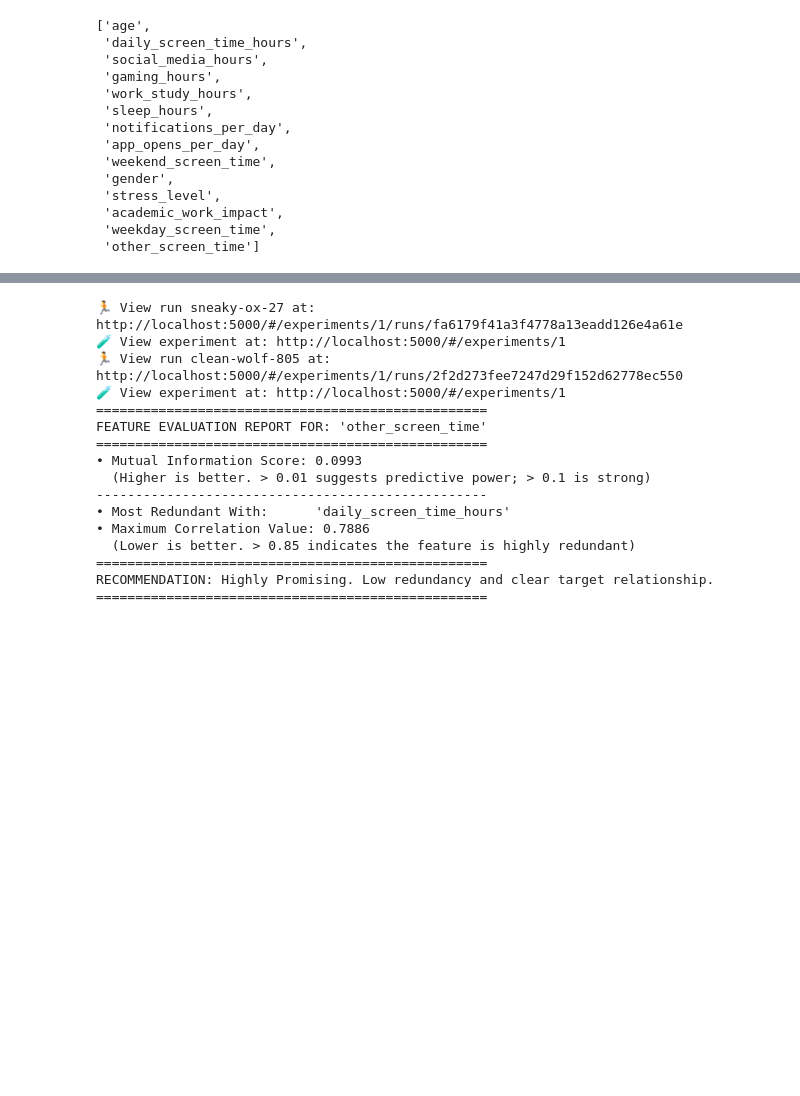
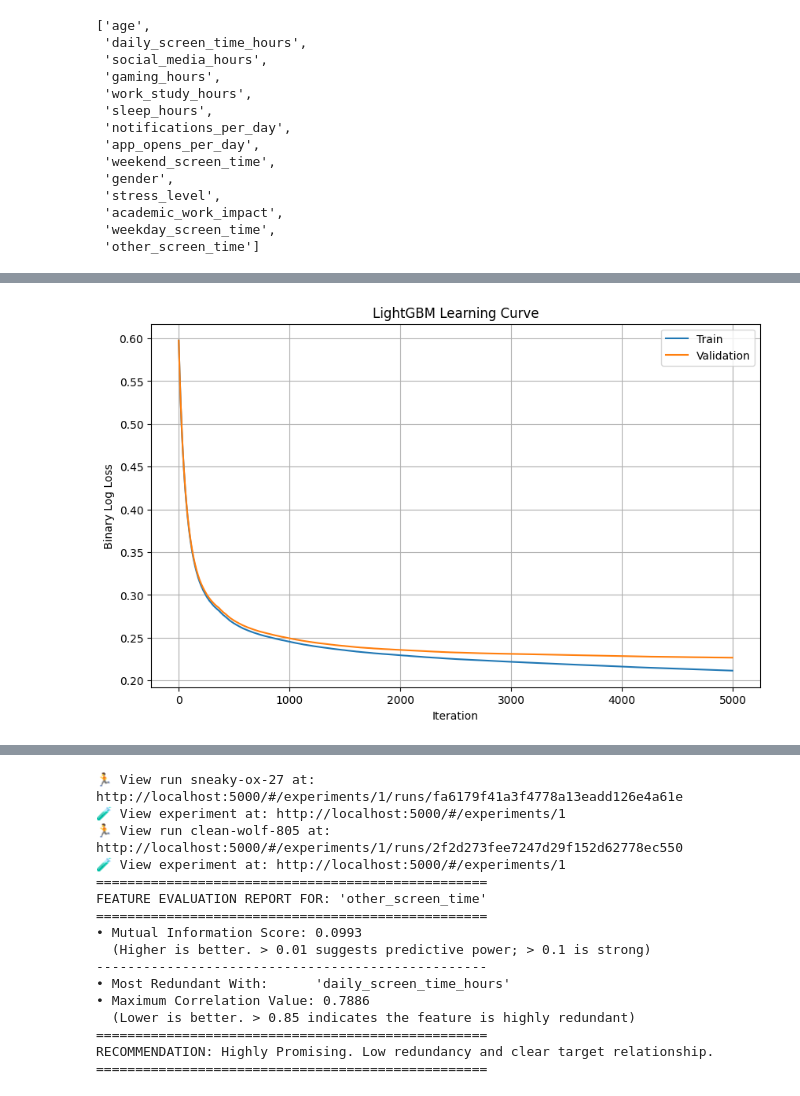
Before and after one commit to cringe-syco/ML, a Jupyter notebook: data/smartphone_addiction/initial.ipynb, the cells around one changed output, grey strips where cells are left out. Drawn from its saved outputs; the diff is of its cells as text; code cells hidden in the pictures; blank space fills up the shorter version.

Commit message:
tested lr and iterations . trying new fe

```diff
--- a/data/smartphone_addiction/initial.ipynb
+++ b/data/smartphone_addiction/initial.ipynb
@@ -1364,0 +1422,72 @@ RECOMMENDATION: Weak or Borderline. Check for weak relationships or data leaks.
+# %%
+from sklearn.model_selection import train_test_split
+from lightgbm import LGBMClassifier
+import lightgbm as lgb
+import matplotlib.pyplot as plt
+
+X = xx[num_cols + cat_cols + new_cols]
+y = xx[TARGET]
+
+# Stratified split
+X_train, X_valid, y_train, y_valid = train_test_split(
+    X,
+    y,
+    test_size=0.2,
+    random_state=42,
+    stratify=y,
+)
+
+print("Train:")
+print(y_train.value_counts(normalize=True))
+
+print("\nValidation:")
+print(y_valid.value_counts(normalize=True))
+
+
+model = LGBMClassifier(
+    n_estimators=5000,
+    learning_rate=0.01,
+    num_leaves=31,
+    random_state=42,
+    n_jobs=-1,
+)
+
+model.fit(
+    X_train,
+    y_train,
+    eval_set=[
+        (X_train, y_train),
+        (X_valid, y_valid),
+    ],
+    eval_names=["train", "valid"],
+    callbacks=[
+        lgb.early_stopping(1000),
+        lgb.log_evaluation(1000),
+    ],
+)
+
+# Plot loss curve
+results = model.evals_result_
+
+plt.figure(figsize=(10, 6))
+
+plt.plot(
+    results["train"]["binary_logloss"],
+    label="Train",
+)
+
+plt.plot(
+    results["valid"]["binary_logloss"],
+    label="Validation",
+)
+
+plt.xlabel("Iteration")
+plt.ylabel("Binary Log Loss")
+plt.title("LightGBM Learning Curve")
+plt.legend()
+plt.grid()
+plt.show()
+
+print("Best iteration:", model.best_iteration_)
+print("Best validation loss:", model.best_score_["valid"]["binary_logloss"])
+# %% [output]
@@ -1364,0 +1511 @@ RECOMMENDATION: Weak or Borderline. Check for weak relationships or data leaks.
+[figure, added]
```
Also changed, not shown: parts of 19 cells of this notebook, 3 other files.
